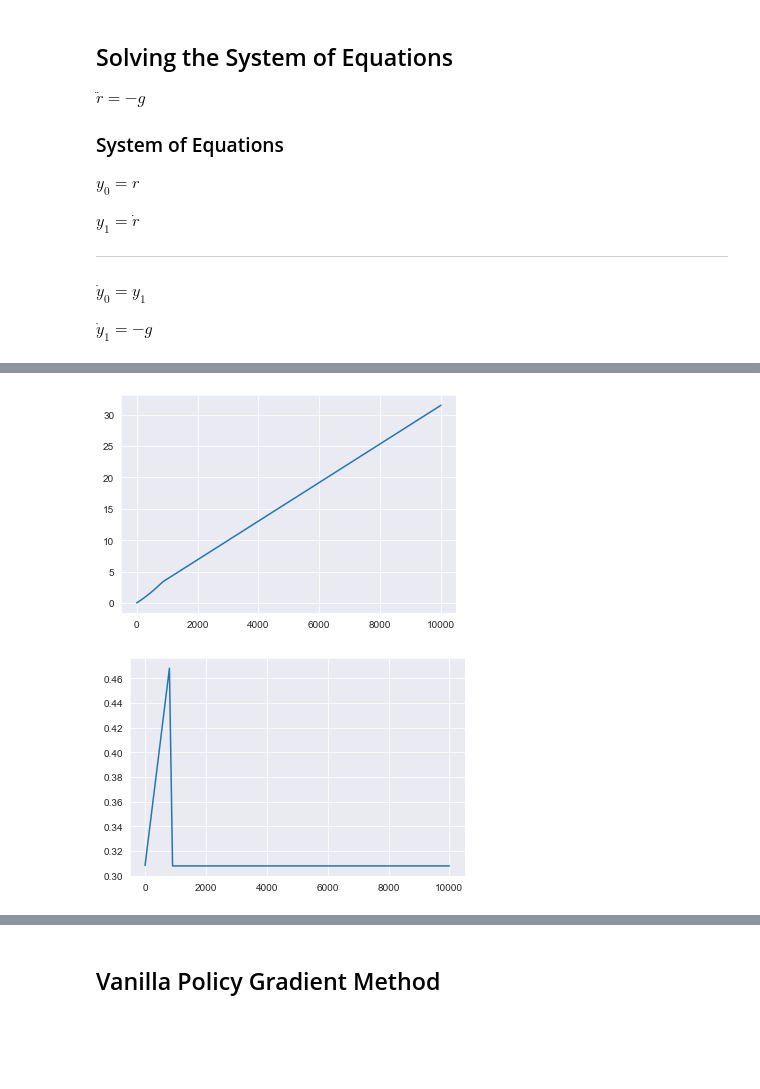
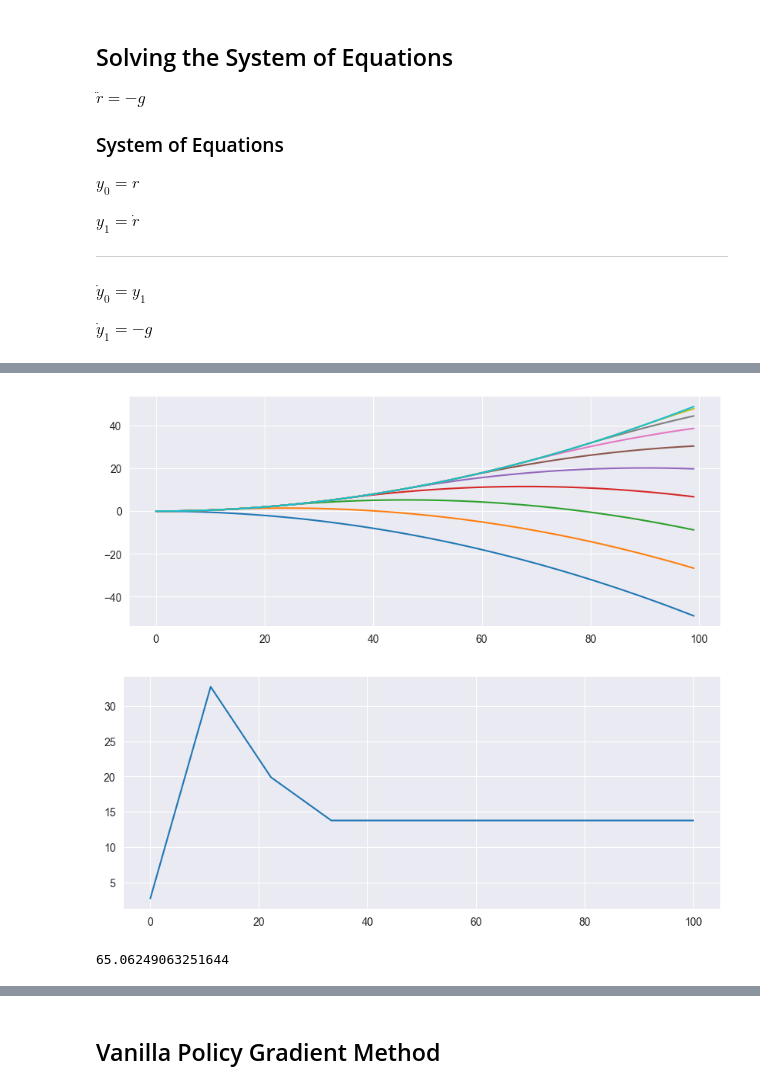
Before and after one commit to BVPhD/RL_scratch, a Jupyter notebook: Hover_at_height-DDPG.ipynb, the cells around one changed output, grey strips where cells are left out. Saved outputs shown, nothing was run; the diff lists cells and outputs as text; code cells hidden in the pictures; blank space fills up the shorter version.

```diff
--- a/Hover_at_height-DDPG.ipynb
+++ b/Hover_at_height-DDPG.ipynb
@@ -205,9 +123,47 @@ while True:
-# %%
-plt.plot(env.trajectory[:,0])
-plt.show();
-
-plt.plot(env.trajectory[:,1])
-plt.show();
-# %% [output]
-[figure, removed]
-[figure, removed]
+# %%
+trajs = []
+traja = []
+
+env = UniformGravity()
+
+for T in np.linspace(0,100,10):
+    R = 0.0
+    s = env.reset()
+
+    traj = []
+    for t in range(100):
+        traj.append(s[0])
+        if t < T:
+            a = 1.0
+        else:
+            a = 0.0
+        s,r,d, _ = env.step([a])
+        R += r
+    trajs.append(traj)
+    traja.append((T,R))
+
+trajs = np.array(trajs)
+traja = np.array(traja)
+# %%
+plt.figure(figsize=(10,4), dpi=100);
+plt.plot(trajs.T);
+plt.show();
+
+plt.figure(figsize=(10,4), dpi=100);
+plt.plot(traja[:,0], traja[:,1]);
+# %% [output]
+[figure, added]
+[figure, added]
+# %%
+R = 0.0
+s = env.reset()
+
+traj = []
+for t in range(100):
+    traj.append(s[0])
+    a = -(s[0] - 1.0)
+    s,r,d, _ = env.step([a])
+    R += r
+R
+# %% [output]
+65.06249063251644
```
Also changed, not shown: parts of 28 cells of this notebook.
